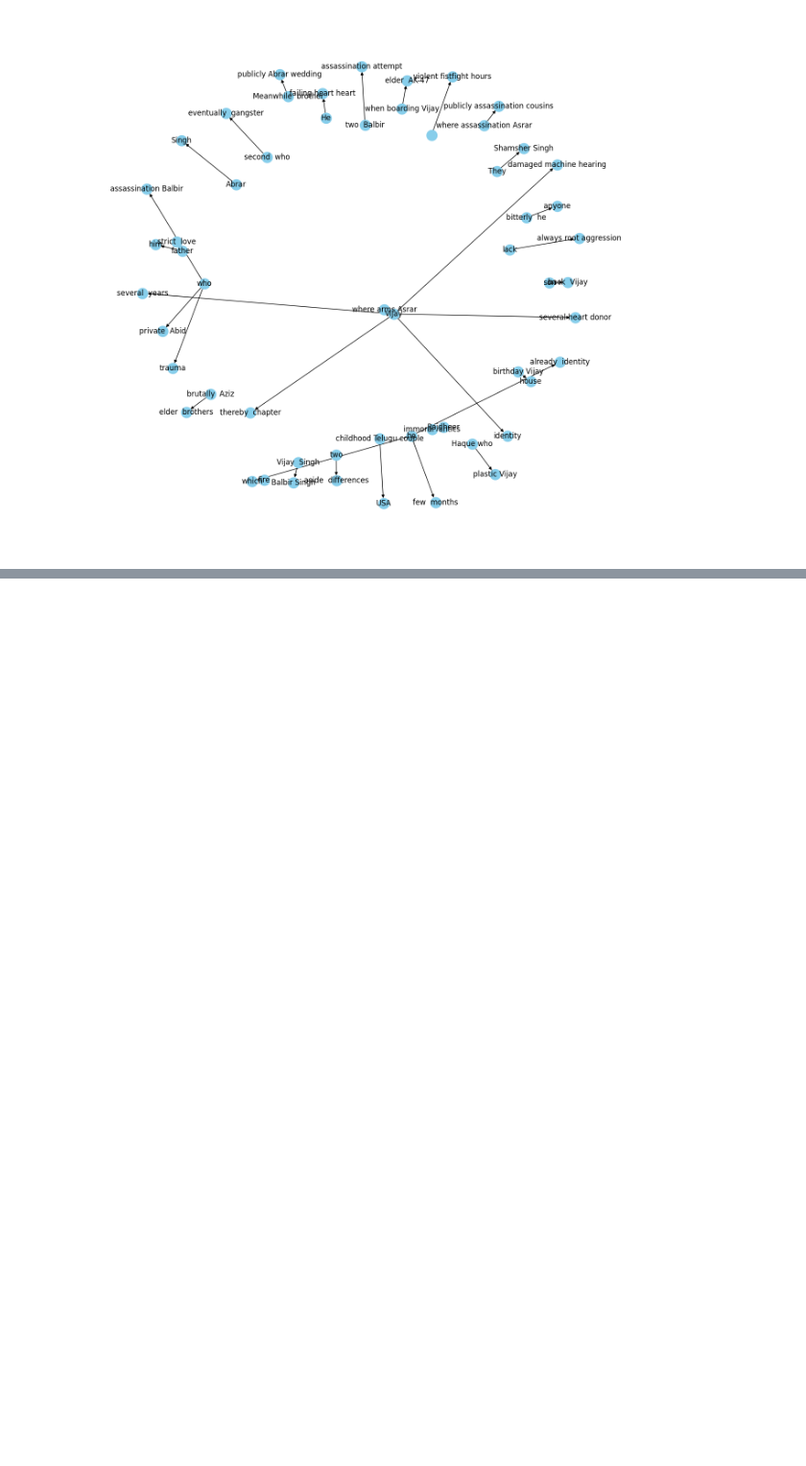
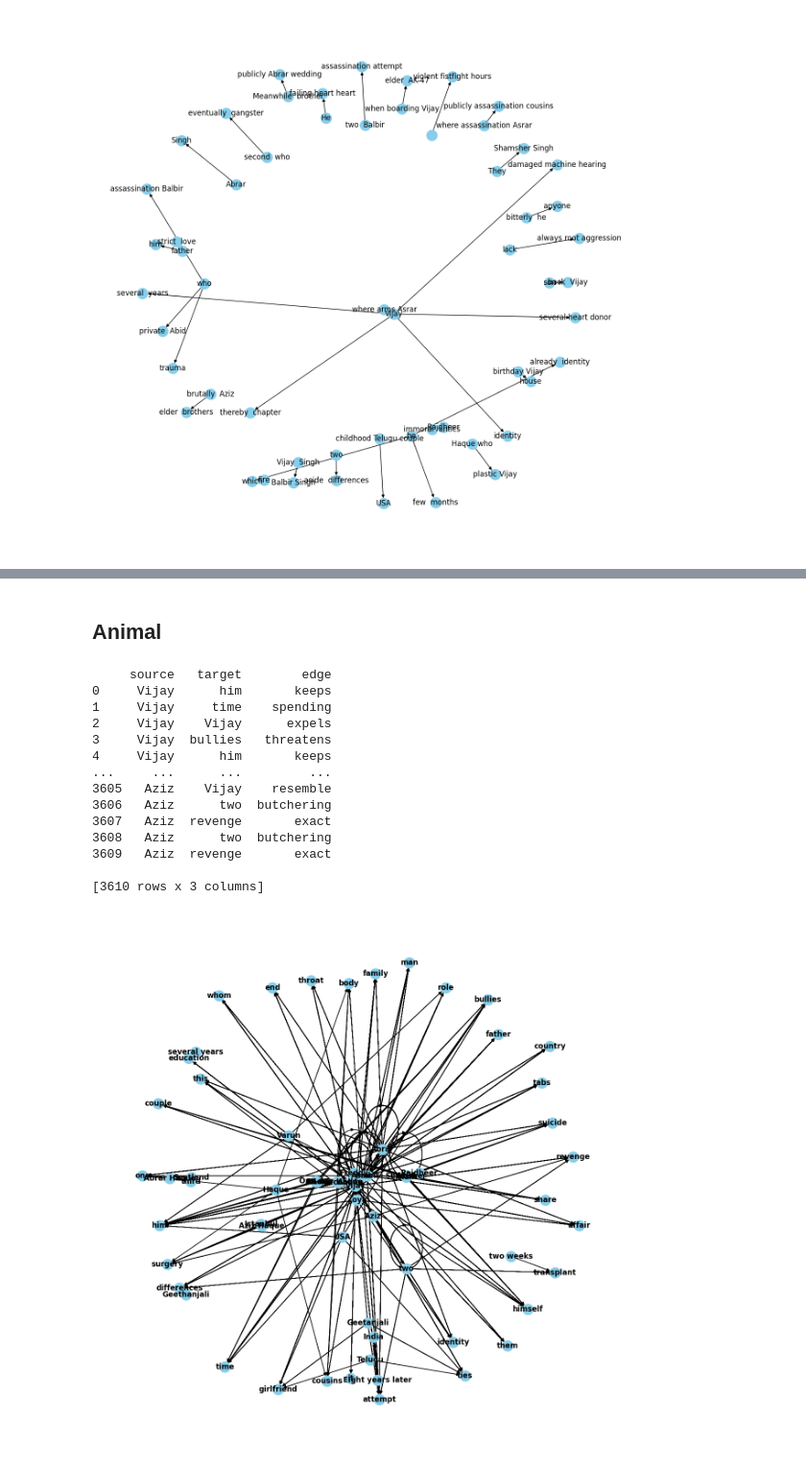
Before and after one commit to ananty1/Semusi_The-Bollywood-Data-Analysis, a Jupyter notebook: notebooks/knowledge-graphs.ipynb, the cells around one changed output, grey strips where cells are left out. Shown at 96% size. Cells and saved outputs as stored; diff of their text form; code cells hidden in the pictures; blank space fills up the shorter version.

```diff
--- a/notebooks/knowledge-graphs.ipynb
+++ b/notebooks/knowledge-graphs.ipynb
@@ -322,0 +423,2 @@ plt.show()
+# %% [markdown]
+## Animal
@@ -322,0 +454,21 @@ plt.show()
+# %%
+
+
+# Iterate over sentences in the text
+for sent in doc.sents:
+
+    # Iterate over main characters
+    for main_character in entities:
+#         print(main_character)
+        # Check if the main character is mentioned in the sentence
+        if main_character in sent.text:
+            # Extract relations using SpaCy's dependency parsing
+            for token in sent:
+                # Check if the token is a verb (action) related to the main character
+#                 print(token)
+                if token.pos_ == "VERB":
+                    # Extract the relation (verb) and its object
+                    relation = token.text
+                    obj = [child.text for child in token.children if child.dep_ == "dobj"]
+                    if obj:
+                        extracted_relations[main_character].append((main_character, relation, obj[0]))
@@ -322,0 +477,37 @@ plt.show()
+# %%
+
+
+# Initialize lists to store data for the DataFrame
+sources = []
+destinations = []
+relation_types = []
+
+# Iterate over entities and their relations
+for entity, relations in extracted_relations.items():
+    for relation in relations:
+        # Add source entity, destination entity, and relation type to the lists
+        sources.append(relation[0])
+        destinations.append(relation[2])
+        relation_types.append(relation[1])
+
+# Create DataFrame from the lists
+df_relations = pd.DataFrame({'source': sources, 'target': destinations, 'edge': relation_types})
+
+# Display the DataFrame
+print(df_relations)
+# %% [output]
+     source   target        edge
+0     Vijay      him       keeps
+1     Vijay     time    spending
+2     Vijay    Vijay      expels
+3     Vijay  bullies   threatens
+4     Vijay      him       keeps
+...     ...      ...         ...
+3605   Aziz    Vijay    resemble
+3606   Aziz      two  butchering
+3607   Aziz  revenge       exact
+3608   Aziz      two  butchering
+3609   Aziz  revenge       exact
+
+[3610 rows x 3 columns]
+[figure, added]
```
Also changed, not shown: parts of 11 cells of this notebook.
